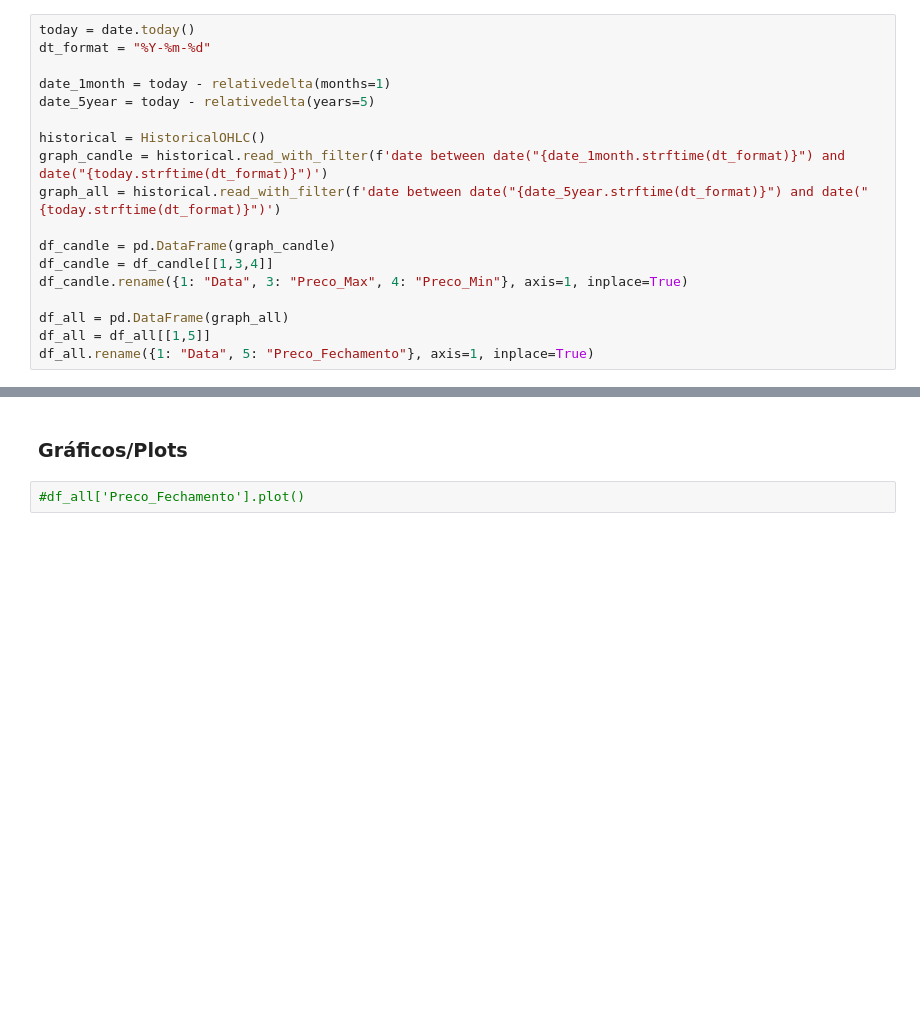
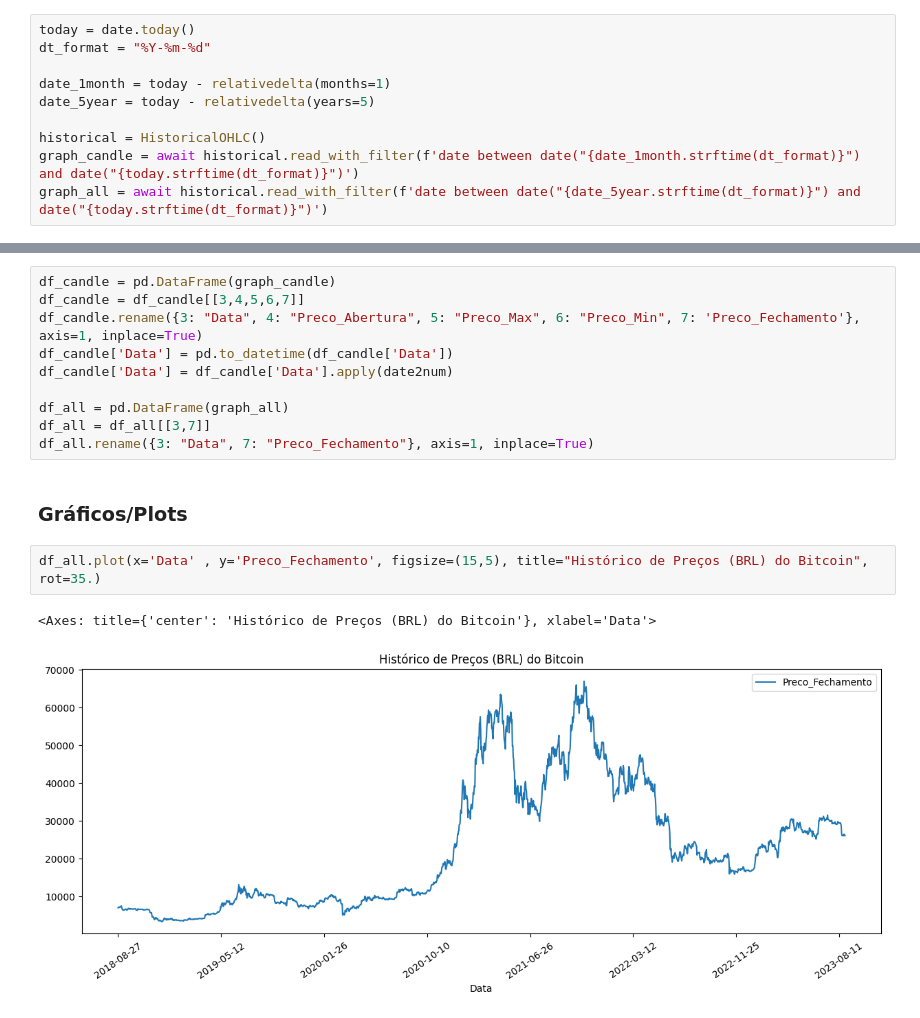
Before and after one commit to Ruy-Araujo/projeto-final-python-for-data-engineer, a Jupyter notebook: main.ipynb, the cells around one changed output, grey strips where cells are left out. Cells and saved outputs as stored; diff of their text form; blank space fills up the shorter version.

Commit message:
Graficos de bitcoin

```diff
--- a/main.ipynb
+++ b/main.ipynb
@@ -32,13 +50,5 @@ date_1month = today - relativedelta(months=1)
 date_5year = today - relativedelta(years=5)
 
 historical = HistoricalOHLC()
-graph_candle = historical.read_with_filter(f'date between date("{date_1month.strftime(dt_format)}") and date("{today.strftime(dt_format)}")')
-graph_all = historical.read_with_filter(f'date between date("{date_5year.strftime(dt_format)}") and date("{today.strftime(dt_format)}")')
-
-df_candle = pd.DataFrame(graph_candle)
-df_candle = df_candle[[1,3,4]]
-df_candle.rename({1: "Data", 3: "Preco_Max", 4: "Preco_Min"}, axis=1, inplace=True)
-
-df_all = pd.DataFrame(graph_all)
-df_all = df_all[[1,5]]
-df_all.rename({1: "Data", 5: "Preco_Fechamento"}, axis=1, inplace=True)
+graph_candle = await historical.read_with_filter(f'date between date("{date_1month.strftime(dt_format)}") and date("{today.strftime(dt_format)}")')
+graph_all = await historical.read_with_filter(f'date between date("{date_5year.strftime(dt_format)}") and date("{today.strftime(dt_format)}")')
@@ -49,4 +55,17 @@ ValueError: DataFrame constructor not properly called!
+# %%
+df_candle = pd.DataFrame(graph_candle)
+df_candle = df_candle[[3,4,5,6,7]]
+df_candle.rename({3: "Data", 4: "Preco_Abertura", 5: "Preco_Max", 6: "Preco_Min", 7: 'Preco_Fechamento'}, axis=1, inplace=True)
+df_candle['Data'] = pd.to_datetime(df_candle['Data'])
+df_candle['Data'] = df_candle['Data'].apply(date2num)
+
+df_all = pd.DataFrame(graph_all)
+df_all = df_all[[3,7]]
+df_all.rename({3: "Data", 7: "Preco_Fechamento"}, axis=1, inplace=True)
 # %% [markdown]
 ### Gráficos/Plots
-# %%
-#df_all['Preco_Fechamento'].plot()
+# %%
+df_all.plot(x='Data' , y='Preco_Fechamento', figsize=(15,5), title="Histórico de Preços (BRL) do Bitcoin", rot=35.)
+# %% [output]
+<Axes: title={'center': 'Histórico de Preços (BRL) do Bitcoin'}, xlabel='Data'>
+[figure, added]
```
Also changed, not shown: parts of 5 cells of this notebook, 2 other files.
